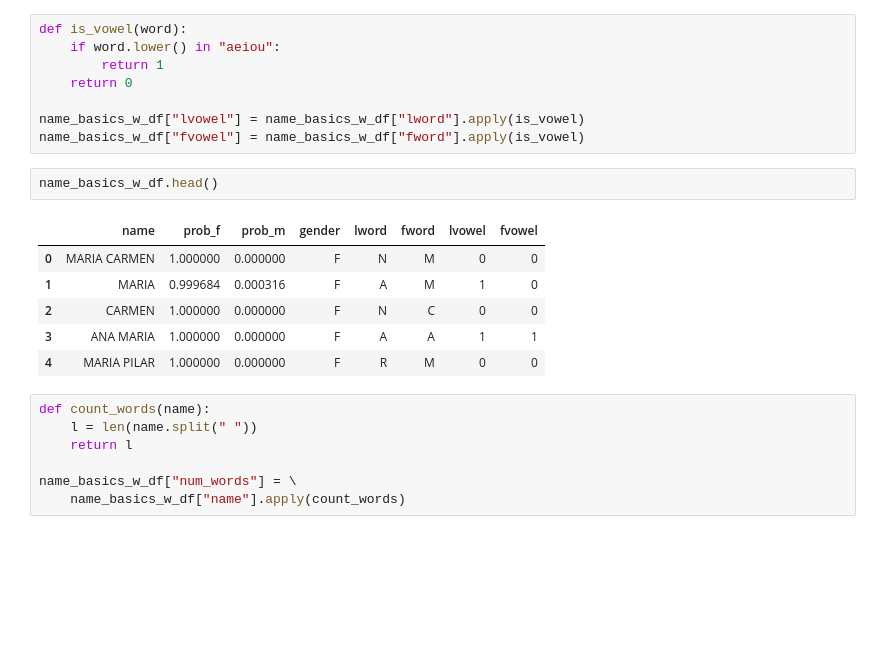
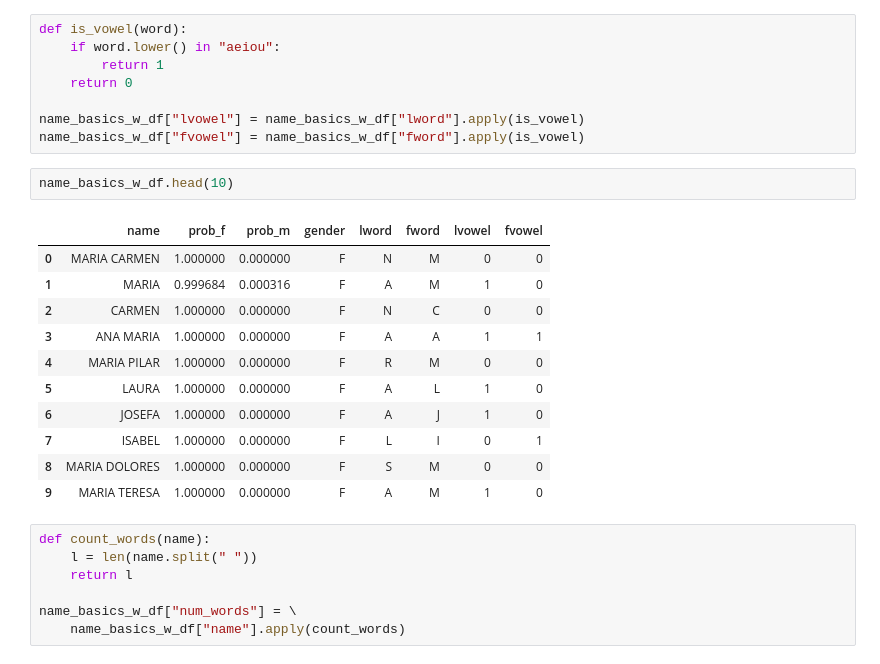
Before and after one commit to sugus-labs/data-science-the-bridge, a Jupyter notebook: 3-machine-learning/sugus/setup.ipynb, the cells around one changed output. Cells and saved outputs as stored; diff of their text form; blank space fills up the shorter version.

```diff
--- a/3-machine-learning/sugus/setup.ipynb
+++ b/3-machine-learning/sugus/setup.ipynb
@@ -317,14 +317,19 @@ def is_vowel(word):
 name_basics_w_df["lvowel"] = name_basics_w_df["lword"].apply(is_vowel)
 name_basics_w_df["fvowel"] = name_basics_w_df["fword"].apply(is_vowel)
 # %%
-name_basics_w_df.head()
+name_basics_w_df.head(10)
 # %% [output]
 |  | name | prob_f | prob_m | gender | lword | fword | lvowel | fvowel |
 | 0 | MARIA CARMEN | 1.000000 | 0.000000 | F | N | M | 0 | 0 |
 | 1 | MARIA | 0.999684 | 0.000316 | F | A | M | 1 | 0 |
 | 2 | CARMEN | 1.000000 | 0.000000 | F | N | C | 0 | 0 |
 | 3 | ANA MARIA | 1.000000 | 0.000000 | F | A | A | 1 | 1 |
 | 4 | MARIA PILAR | 1.000000 | 0.000000 | F | R | M | 0 | 0 |
+| 5 | LAURA | 1.000000 | 0.000000 | F | A | L | 1 | 0 |
+| 6 | JOSEFA | 1.000000 | 0.000000 | F | A | J | 1 | 0 |
+| 7 | ISABEL | 1.000000 | 0.000000 | F | L | I | 0 | 1 |
+| 8 | MARIA DOLORES | 1.000000 | 0.000000 | F | S | M | 0 | 0 |
+| 9 | MARIA TERESA | 1.000000 | 0.000000 | F | A | M | 1 | 0 |
 # %%
 def count_words(name):
     l = len(name.split(" "))
```
Also changed, not shown: parts of 17 cells of this notebook, 2 other files.
